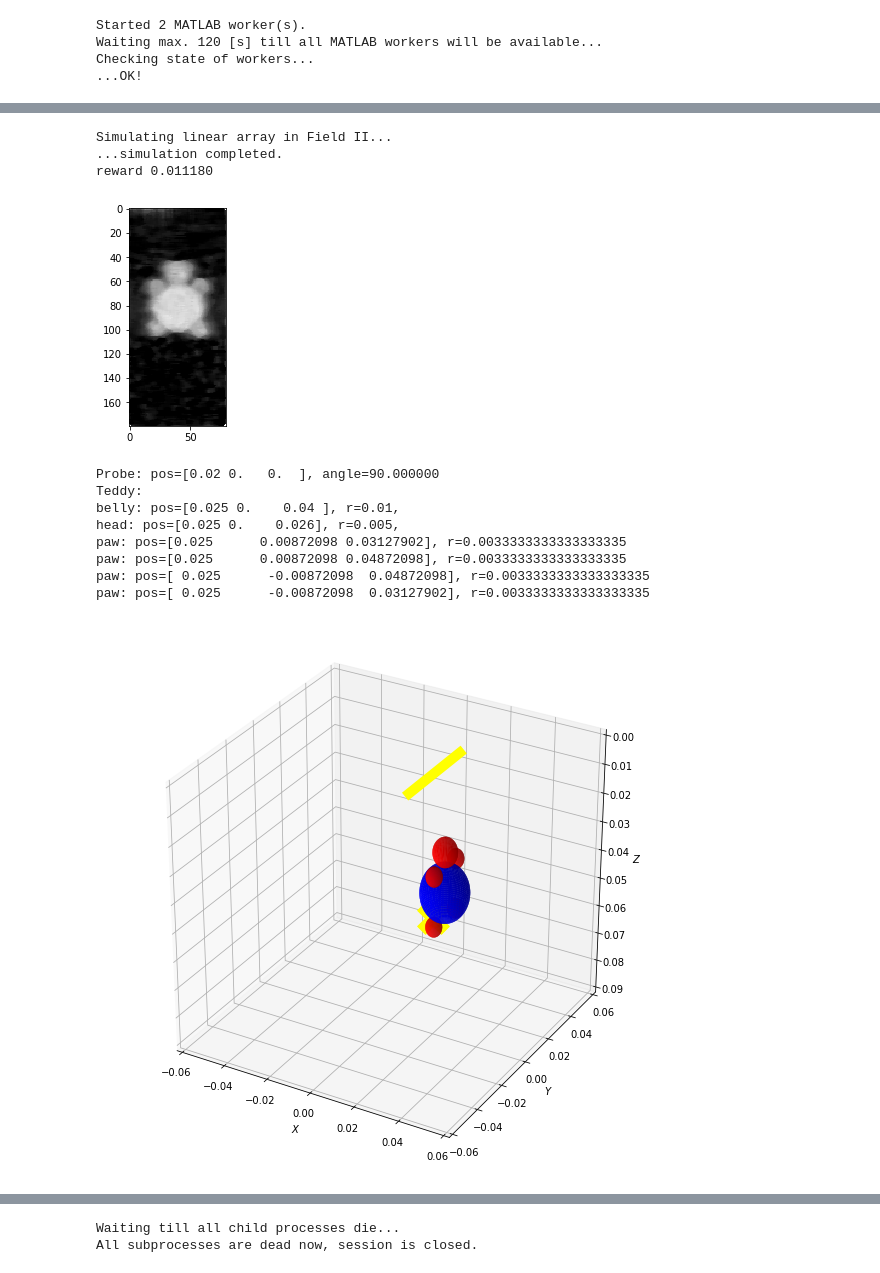
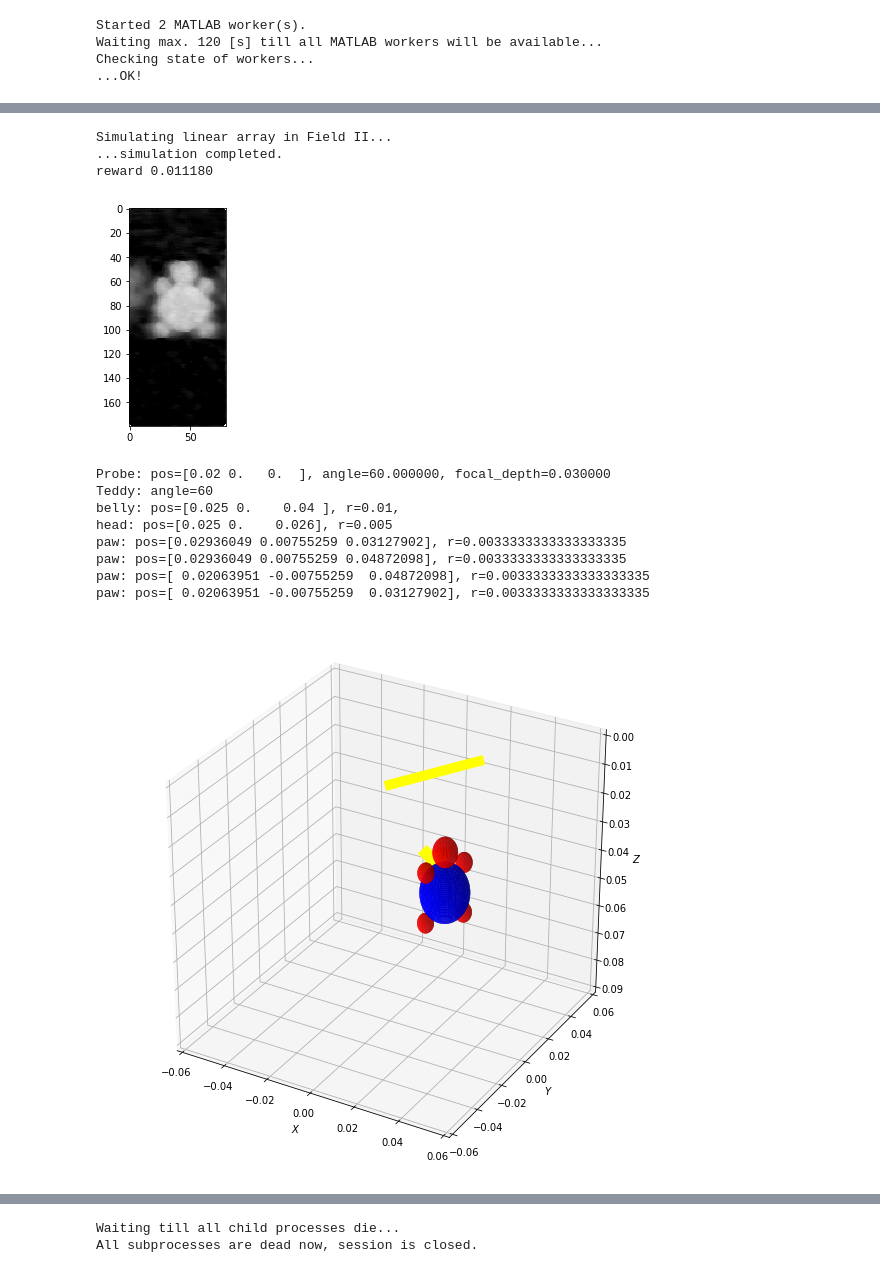
Before and after one commit to pjarosik/rlus, a Jupyter notebook: envs/env_prototype.ipynb, the cells around one changed output, grey strips where cells are left out. Drawn from its saved outputs; the diff is of its cells as text; code cells hidden in the pictures.

```diff
--- a/envs/env_prototype.ipynb
+++ b/envs/env_prototype.ipynb
@@ -141,0 +254,12 @@ paw: pos=[ 0.025      -0.00872098  0.03127902], r=0.0033333333333333335
+# %%
+# przesun focal point o 10 mm w gore
+ob, reward, episode_over, _ = env.step(action=[0, 1, 0])
+print("reward %f" % reward)
+plt.imshow(ob, cmap='gray')
+plt.show()
+
+fig = plt.figure()
+fig.set_size_inches(10, 10)
+ax = fig.add_subplot(111, projection='3d')
+env.render_pyplot(ax)
+print(env.to_string())
@@ -168,6 +306,6 @@ paw: pos=[ 0.025      -0.00872098  0.03127902], r=0.0033333333333333335
 # %%
-# obroc glowice o 50 stopni
-ob, reward, episode_over, _ = env.step(action=[0, 0, 5])
+# przesun glowice o 10 mm w prawo
+ob, reward, episode_over, _ = env.step(action=[2, 0, 0])
 print("reward %f" % reward)
 plt.imshow(ob, cmap='gray')
 plt.show()
@@ -193,0 +332,13 @@ paw: pos=[ 0.025      -0.00872098  0.03127902], r=0.0033333333333333335
+# %%
+# przesun glowice o 20 stopni w jedna strone
+ob, reward, episode_over, _ = env.step(action=[0, 0, 2])
+ob, reward, episode_over, _ = env.step(action=[0, 0, 2])
+print("reward %f" % reward)
+plt.imshow(ob, cmap='gray')
+plt.show()
+
+fig = plt.figure()
+fig.set_size_inches(10, 10)
+ax = fig.add_subplot(111, projection='3d')
+env.render_pyplot(ax)
+print(env.to_string())
@@ -193,0 +361,13 @@ paw: pos=[ 0.025      -0.00872098  0.03127902], r=0.0033333333333333335
+# %%
+# przesun glowice o 20 stopni w druga strone
+ob, reward, episode_over, _ = env.step(action=[0, 0, 1])
+ob, reward, episode_over, _ = env.step(action=[0, 0, 1])
+print("reward %f" % reward)
+plt.imshow(ob, cmap='gray')
+plt.show()
+
+fig = plt.figure()
+fig.set_size_inches(10, 10)
+ax = fig.add_subplot(111, projection='3d')
+env.render_pyplot(ax)
+print(env.to_string())
@@ -194,27 +390,27 @@ paw: pos=[ 0.025      -0.00872098  0.03127902], r=0.0033333333333333335
 # %%
 # przesun focal point o 10 mm w gore
-ob, reward, episode_over, _ = env.step(action=[0, -1, 0])
+ob, reward, episode_over, _ = env.step(action=[0, 1, 0])
 print("reward %f" % reward)
 plt.imshow(ob, cmap='gray')
 plt.show()
 
 fig = plt.figure()
 fig.set_size_inches(10, 10)
 ax = fig.add_subplot(111, projection='3d')
 env.render_pyplot(ax)
 print(env.to_string())
 # %% [output]
 Simulating linear array in Field II...
 ...simulation completed.
 reward 0.011180
-[figure, old version]
+[figure, new version]
-Probe: pos=[0.02 0.   0.  ], angle=90.000000
-Teddy:
+Probe: pos=[0.02 0.   0.  ], angle=60.000000, focal_depth=0.030000
+Teddy: angle=60
 belly: pos=[0.025 0.    0.04 ], r=0.01,
-head: pos=[0.025 0.    0.026], r=0.005,
-paw: pos=[0.025      0.00872098 0.03127902], r=0.0033333333333333335
-paw: pos=[0.025      0.00872098 0.04872098], r=0.0033333333333333335
-paw: pos=[ 0.025      -0.00872098  0.04872098], r=0.0033333333333333335
-paw: pos=[ 0.025      -0.00872098  0.03127902], r=0.0033333333333333335
+head: pos=[0.025 0.    0.026], r=0.005
+paw: pos=[0.02936049 0.00755259 0.03127902], r=0.0033333333333333335
+paw: pos=[0.02936049 0.00755259 0.04872098], r=0.0033333333333333335
+paw: pos=[ 0.02063951 -0.00755259  0.04872098], r=0.0033333333333333335
+paw: pos=[ 0.02063951 -0.00755259  0.03127902], r=0.0033333333333333335
-[figure, old version]
+[figure, new version]
 # %%
```
Also changed, not shown: parts of 15 cells of this notebook, 1 other file.
